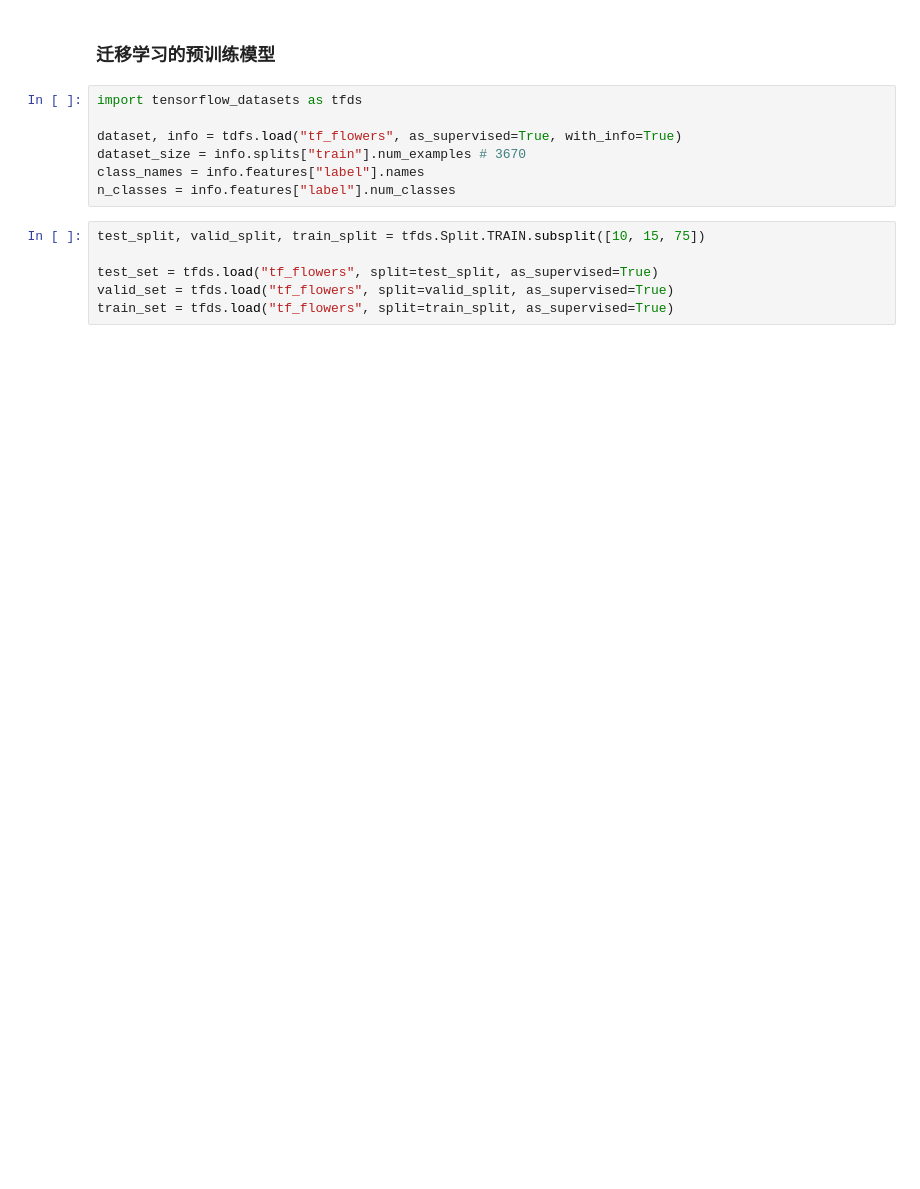
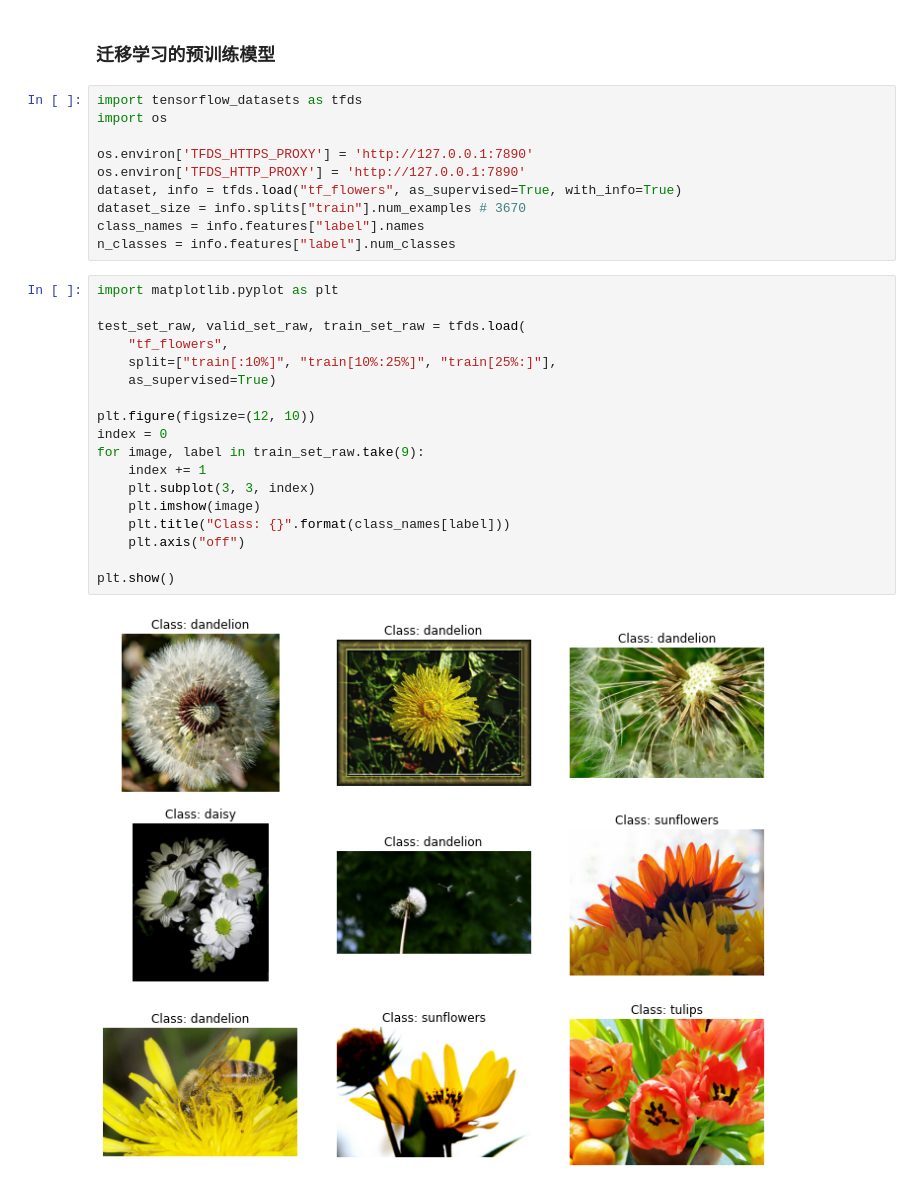
Before and after one commit to HuangStomach/machine-learning, a Jupyter notebook: hands_on_machine_learning_with_scikit_learn_&_tensorflow/14_deep_computer_vision_with_cnns/main.ipynb, the cells around one changed output. Saved outputs shown, nothing was run; the diff lists cells and outputs as text; blank space fills up the shorter version.

```diff
--- a/hands_on_machine_learning_with_scikit_learn_&_tensorflow/14_deep_computer_vision_with_cnns/main.ipynb
+++ b/hands_on_machine_learning_with_scikit_learn_&_tensorflow/14_deep_computer_vision_with_cnns/main.ipynb
@@ -118,17 +113,34 @@ Image #1
 ### 迁移学习的预训练模型
 # %%
 import tensorflow_datasets as tfds
+import os
 
-dataset, info = tdfs.load("tf_flowers", as_supervised=True, with_info=True)
+os.environ['TFDS_HTTPS_PROXY'] = 'http://127.0.0.1:7890'
+os.environ['TFDS_HTTP_PROXY'] = 'http://127.0.0.1:7890'
+dataset, info = tfds.load("tf_flowers", as_supervised=True, with_info=True)
 dataset_size = info.splits["train"].num_examples # 3670
 class_names = info.features["label"].names
 n_classes = info.features["label"].num_classes
-# %%
-test_split, valid_split, train_split = tfds.Split.TRAIN.subsplit([10, 15, 75])
-
-test_set = tfds.load("tf_flowers", split=test_split, as_supervised=True)
-valid_set = tfds.load("tf_flowers", split=valid_split, as_supervised=True)
-train_set = tfds.load("tf_flowers", split=train_split, as_supervised=True)
+# %%
+import matplotlib.pyplot as plt
+
+test_set_raw, valid_set_raw, train_set_raw = tfds.load(
+    "tf_flowers",
+    split=["train[:10%]", "train[10%:25%]", "train[25%:]"],
+    as_supervised=True)
+
+plt.figure(figsize=(12, 10))
+index = 0
+for image, label in train_set_raw.take(9):
+    index += 1
+    plt.subplot(3, 3, index)
+    plt.imshow(image)
+    plt.title("Class: {}".format(class_names[label]))
+    plt.axis("off")
+
+plt.show()
+# %% [output]
+[figure, added]
 # %%
 def preprocess(image, label):
     resized_image = tf.image.resize(image, [224, 224])
```
Also changed, not shown: parts of 11 cells of this notebook.
